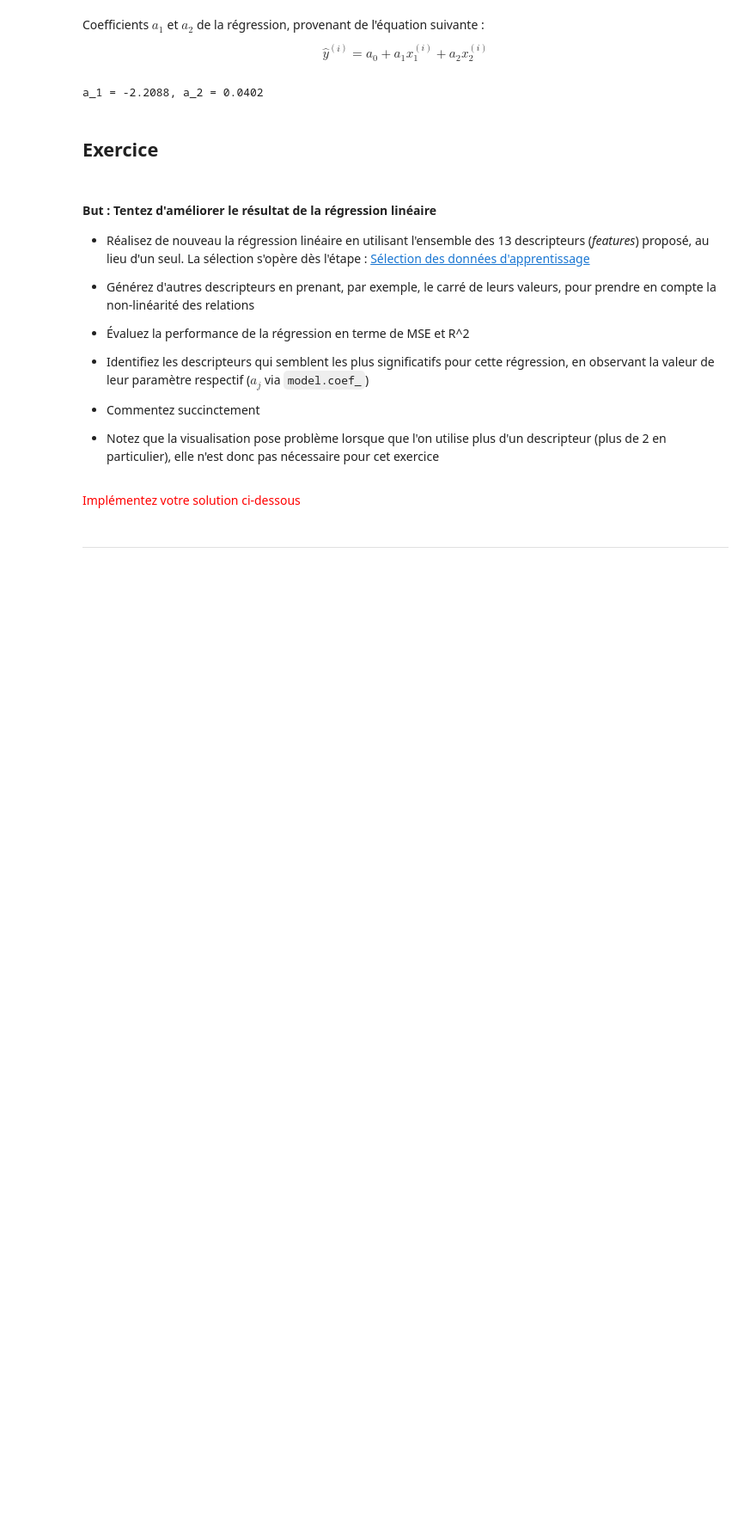
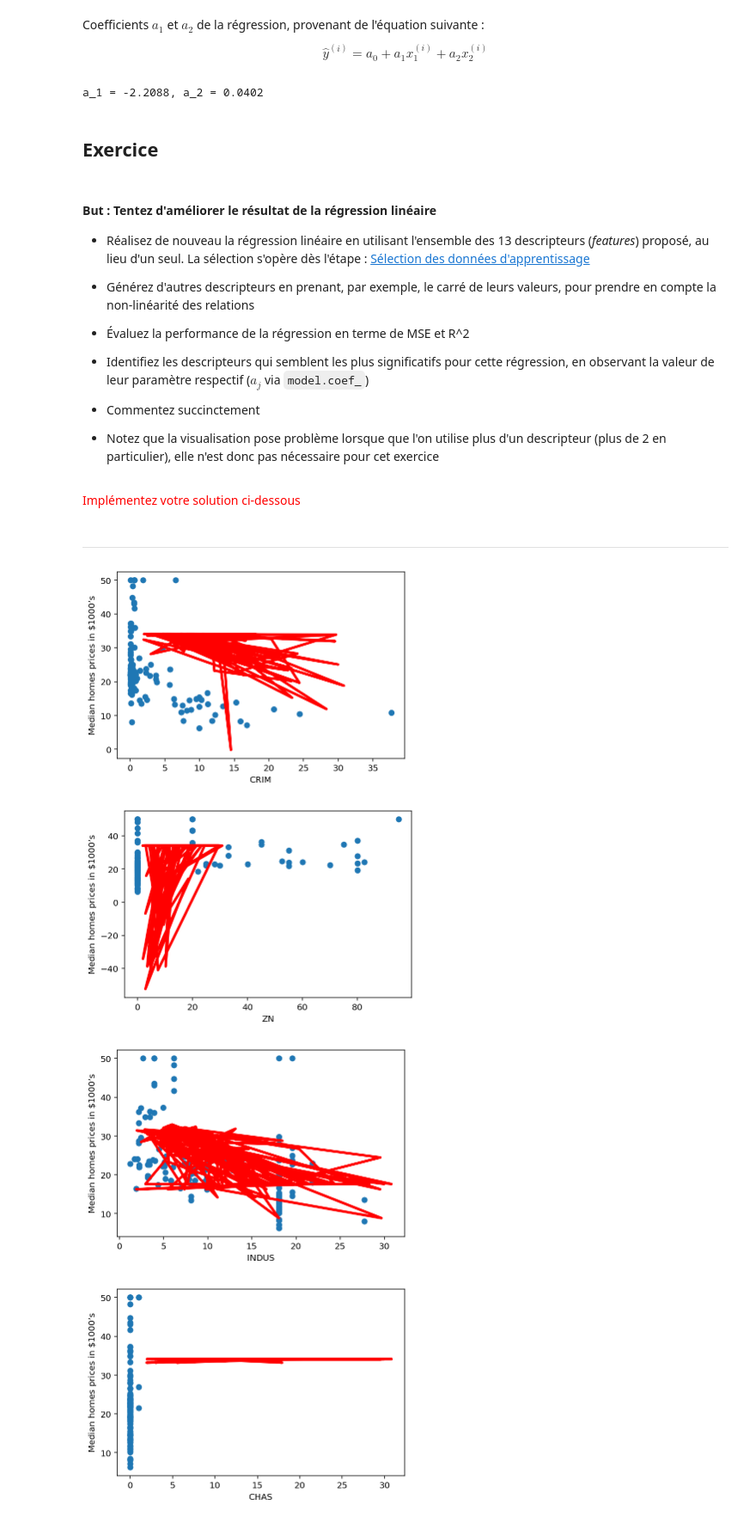
Before and after one commit to ThierryKunda/isd2, a Jupyter notebook: TP 2 - Intro Scikit-Learn - Regression.ipynb, the cells around one changed output. Shown at 86% size. Cells and saved outputs as stored; diff of their text form; code cells hidden in the pictures; blank space fills up the shorter version.

```diff
--- a/TP 2 - Intro Scikit-Learn - Regression.ipynb
+++ b/TP 2 - Intro Scikit-Learn - Regression.ipynb
@@ -302,3 +302,28 @@ a_1 = -2.2088, a_2 = 0.0402
 <span style="color:red">Implémentez votre solution ci-dessous</span>
 # %% [markdown]
 ---
+# %%
+xs_all = boston.data
+ys = boston.target
+for idx in range(xs_all.shape[1]):
+    FT_NAME = boston.feature_names[idx]
+    xs_each = xs_all[:, np.newaxis, idx]
+
+    xs_each_tr, xs_each_tst, ys_train, ys_test = train_test_split(
+    xs_each, ys, random_state=1
+    )
+
+    model_1d_exo = LinearRegression()
+    model_1d_exo.fit(xs_each_tr, ys_train)
+    ys_each_pred = model_1d.predict(xs_each_tst)
+
+    plt.scatter(xs_each_tst[:, -1], ys_test)
+    plt.plot(xs_test[:, -1], ys_each_pred, color="red", linewidth=3)
+    plt.xlabel(FT_NAME)
+    plt.ylabel("Median homes prices in $1000’s")
+    plt.show()
+# %% [output]
+[figure, added]
+[figure, added]
+[figure, added]
+[figure, added]
```
Also changed, not shown: parts of 2 cells of this notebook.
